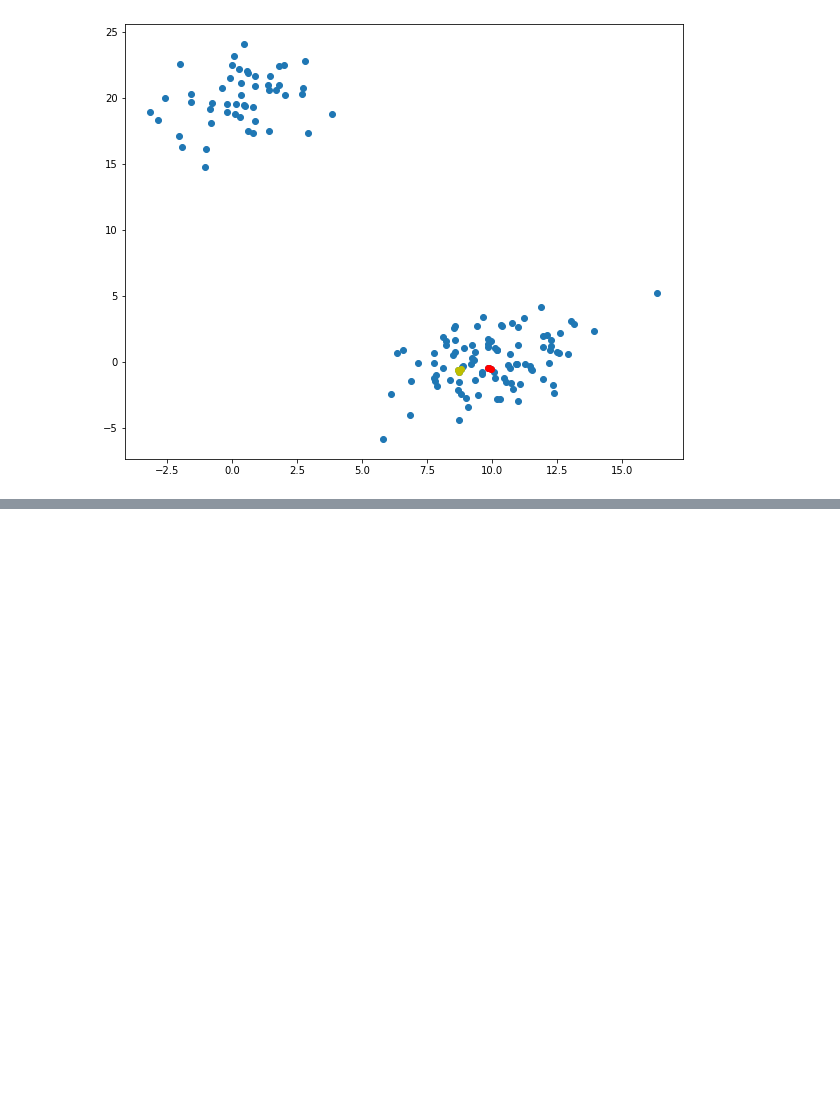
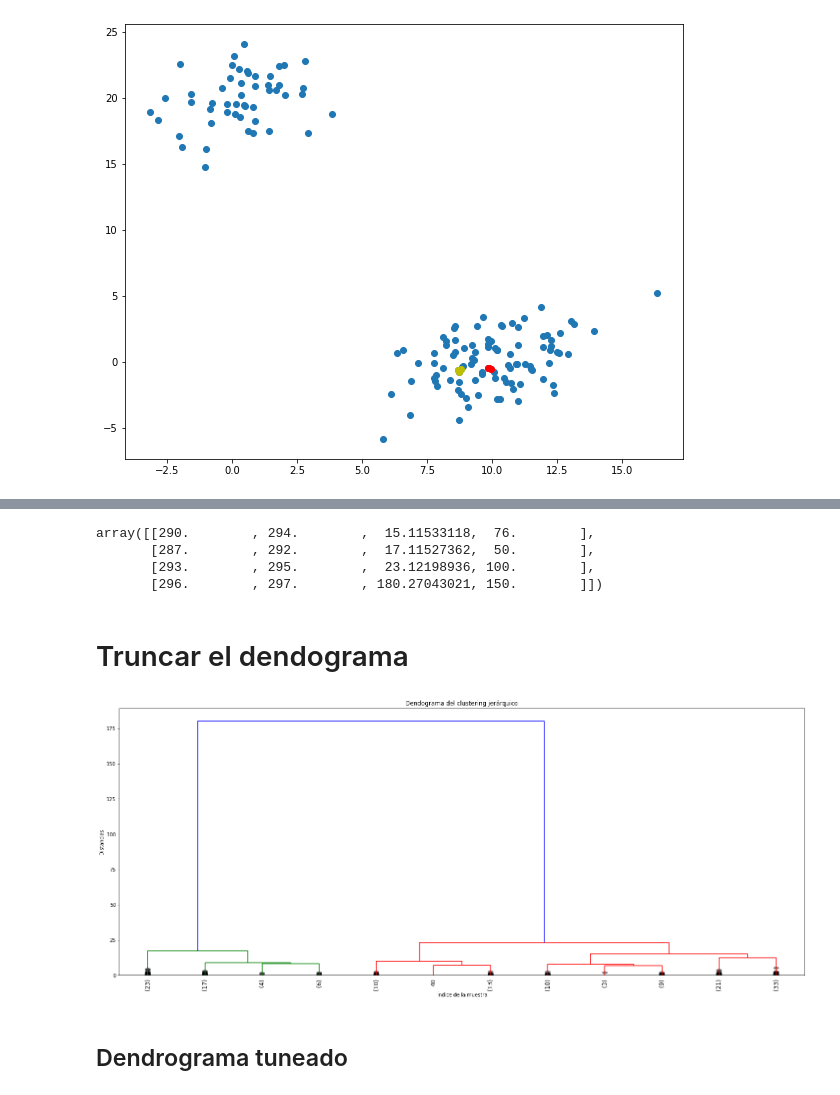
Before and after one commit to pierjv/course-python, a Jupyter notebook: notebooks/T6 -1 - Clustering Jerarquico.ipynb, the cells around one changed output, grey strips where cells are left out. Drawn from its saved outputs; the diff is of its cells as text; code cells hidden in the pictures; blank space fills up the shorter version.

```diff
--- a/notebooks/T6 -1 - Clustering Jerarquico.ipynb
+++ b/notebooks/T6 -1 - Clustering Jerarquico.ipynb
@@ -139,0 +151,22 @@ plt.show()
+# %%
+Z[-4:,]
+# %% [output]
+array([[290.        , 294.        ,  15.11533118,  76.        ],
+       [287.        , 292.        ,  17.11527362,  50.        ],
+       [293.        , 295.        ,  23.12198936, 100.        ],
+       [296.        , 297.        , 180.27043021, 150.        ]])
+# %% [markdown]
+# Truncar el dendograma
+# %%
+plt.figure(figsize=(25,10))
+plt.title("Dendograma del clustering jerárquico")
+plt.xlabel("Índice de la muestra")
+plt.ylabel("Distancias")
+dendrogram(Z,leaf_rotation=90., leaf_font_size=12.0, color_threshold=0.7*180,
+           truncate_mode="lastp", p = 12, show_leaf_counts=True,
+           show_contracted=True,)
+plt.show()
+# %% [output]
+[figure, added]
+# %% [markdown]
+## Dendrograma tuneado
```
Also changed, not shown: parts of 6 cells of this notebook.
